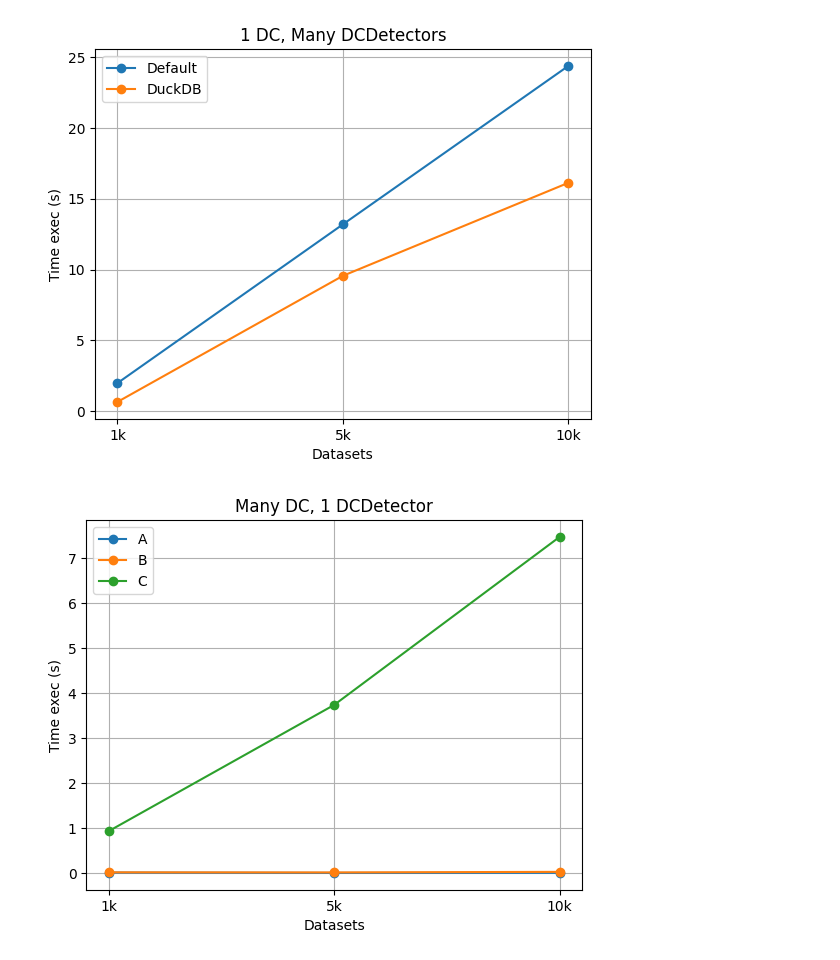
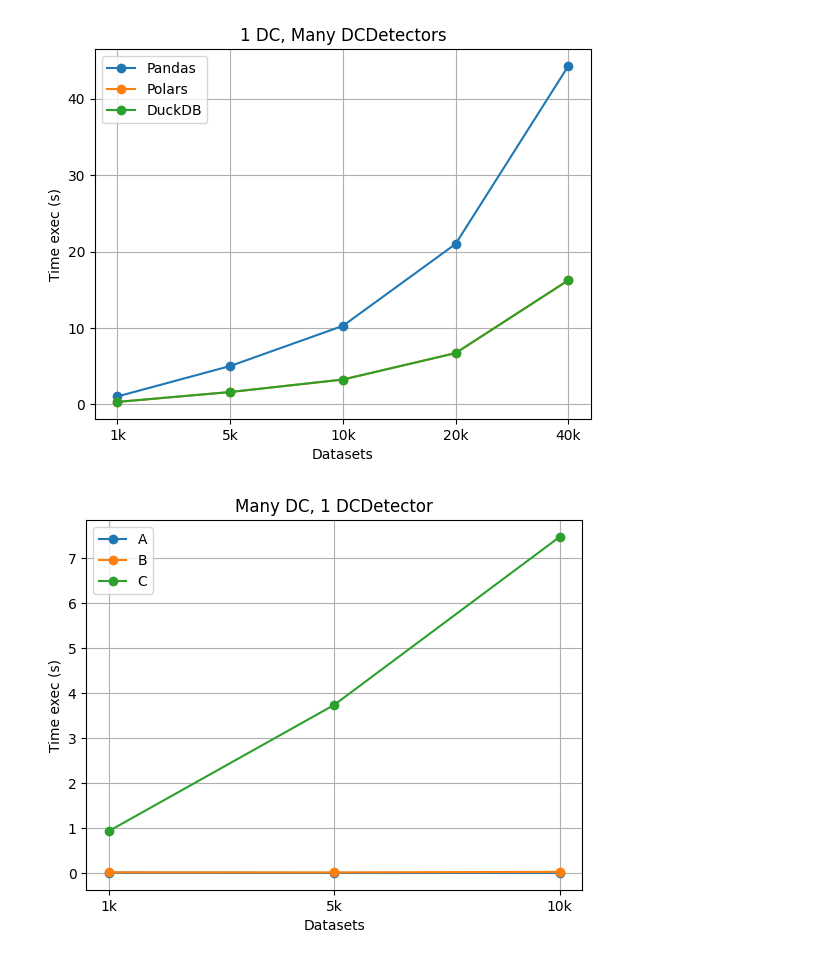
Before and after one commit to Alessandro-Neves/IC-BD, a Jupyter notebook: denial-constraint-violations/v0.0.2/benchmark/plot.ipynb, the cells around one changed output. Cells and saved outputs as stored; diff of their text form; code cells hidden in the pictures.

```diff
--- a/denial-constraint-violations/v0.0.2/benchmark/plot.ipynb
+++ b/denial-constraint-violations/v0.0.2/benchmark/plot.ipynb
@@ -4,26 +4,27 @@ import pandas
 # %%
 df = pandas.read_csv('results_many_detectors.csv')
 
 collumns = df.columns.tolist()
 
 dc1_times = df.iloc[0].values.astype(float)
 dc2_times = df.iloc[1].values.astype(float)
+dc3_times = df.iloc[2].values.astype(float)
 
 # dc2_times = [ i * 100 for i in dc2_times]
 
-x_indexes = ['1k', '5k', '10k', '20k', '30k', '40k', '80k', '120k', '170k']
-x_indexes = ['1k', '5k', '10k']
+x_indexes = ['1k', '5k', '10k', '20k', '40k']
 
-plt.plot(x_indexes, dc1_times, marker='o', label='Default')
-plt.plot(x_indexes, dc2_times, marker='o', label='DuckDB')
+plt.plot(x_indexes, dc1_times, marker='o', label='Pandas')
+plt.plot(x_indexes, dc2_times, marker='o', label='Polars')
+plt.plot(x_indexes, dc3_times, marker='o', label='DuckDB')
 plt.title('1 DC, Many DCDetectors')
 plt.xlabel('Datasets')
 plt.ylabel('Time exec (s)')
 plt.grid(True)
 plt.legend()  # Mostra a legenda
 plt.show()
 # %% [output]
-[figure, old version]
+[figure, new version]
 # %%
 df2 = pandas.read_csv('results_one_detector.csv')
 
```
Also changed, not shown: 33 other files.
